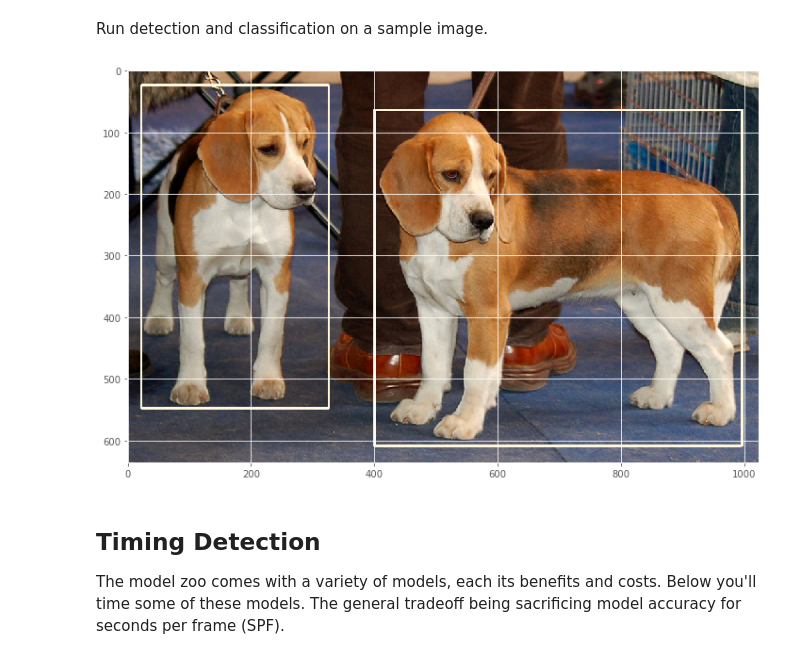
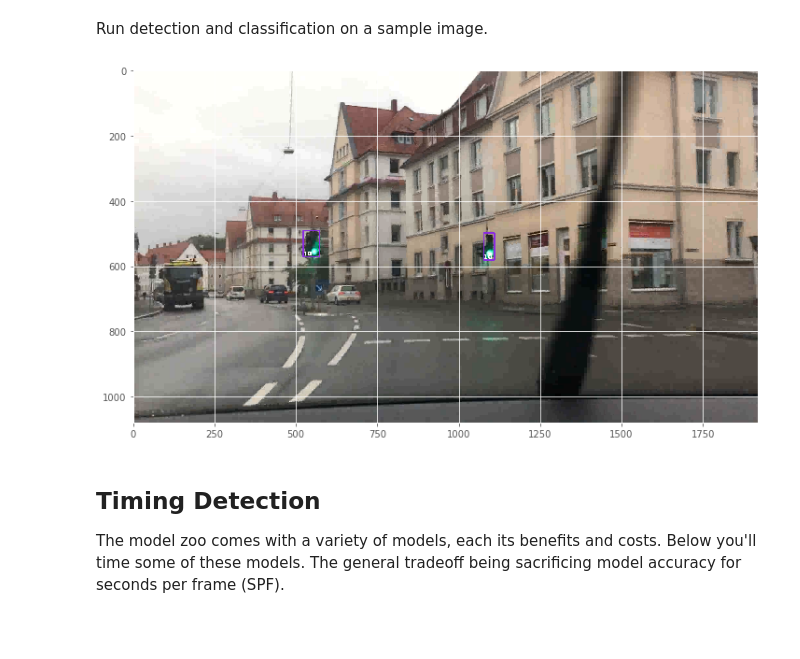
Before and after one commit to patman77/CarND-Object-Detection-Lab, a Jupyter notebook: CarND-Object-Detection-Lab.ipynb, the cells around one changed output. Cells and saved outputs as stored; diff of their text form; code cells hidden in the pictures; blank space fills up the shorter version.

Commit message:
adapted CarND-Object-Detection-Lab to traffic light detection

```diff
--- a/CarND-Object-Detection-Lab.ipynb
+++ b/CarND-Object-Detection-Lab.ipynb
@@ -353,9 +377,9 @@ Number of colors = 148
 # %% [markdown]
 Below we load the graph and extract the relevant tensors using [`get_tensor_by_name`](https://www.tensorflow.org/api_docs/python/tf/Graph#get_tensor_by_name). These tensors reflect the input and outputs of the graph, or least the ones we care about for detecting objects.
 # %%
-detection_graph = load_graph(SSD_GRAPH_FILE)
-# detection_graph = load_graph(RFCN_GRAPH_FILE)
-# detection_graph = load_graph(FASTER_RCNN_GRAPH_FILE)
+#detection_graph = load_graph(SSD_GRAPH_FILE)
+#detection_graph = load_graph(RFCN_GRAPH_FILE)
+detection_graph = load_graph(FASTER_RCNN_GRAPH_FILE)
 
 # The input placeholder for the image.
 # `get_tensor_by_name` returns the Tensor with the associated name in the Graph.
@@ -370,39 +394,56 @@ detection_scores = detection_graph.get_tensor_by_name('detection_scores:0')
 
 # The classification of the object (integer id).
 detection_classes = detection_graph.get_tensor_by_name('detection_classes:0')
+
+# The number of detections
+num_detections = detection_graph.get_tensor_by_name('num_detections:0')
 # %% [markdown]
 Run detection and classification on a sample image.
 # %%
+import numpy as np
+
 # Load a sample image.
-image = Image.open('./assets/sample1.jpg')
+#image = Image.open('./assets/sample1.jpg')
+image = Image.open('./tl.png')
 image_np = np.expand_dims(np.asarray(image, dtype=np.uint8), 0)
 
 with tf.Session(graph=detection_graph) as sess:
     # Actual detection.
-    (boxes, scores, classes) = sess.run([detection_boxes, detection_scores, detection_classes],
+    (boxes, scores, classes, num_detections) = sess.run([detection_boxes, detection_scores, detection_classes, num_detections],
                                         feed_dict={image_tensor: image_np})
 
     # Remove unnecessary dimensions
     boxes = np.squeeze(boxes)
     scores = np.squeeze(scores)
     classes = np.squeeze(classes)
+    num_detections = int(num_detections[0])
 
     confidence_cutoff = 0.8
     # Filter boxes with a confidence score less than `confidence_cutoff`
     boxes, scores, classes = filter_boxes(confidence_cutoff, boxes, scores, classes)
 
     # The current box coordinates are normalized to a range between 0 and 1.
     # This converts the coordinates actual location on the image.
     width, height = image.size
     box_coords = to_image_coords(boxes, height, width)
 
-    # Each class with be represented by a differently colored box
-    draw_boxes(image, box_coords, classes)
+    # use a truetype font
+    font_path = "./fonts/dejavu/"
+    sans18 = ImageFont.truetype (font_path+'DejaVuSans-Bold.ttf', 18)
+    for i in np.arange(0, num_detections):
+        # Draw bounding box.
+        #label = "{}:{:.2f}".format(int(classes[i]), scores[i])
+        # Draw label (class index and probability).
+        # Each class with be represented by a differently colored box
+        #draw_boxes(image, box_coords, classes, sans18, label)
+        draw_boxes(image, box_coords, classes, sans18)
+
+
 
     plt.figure(figsize=(12, 8))
     plt.imshow(image)
 # %% [output]
-[figure, old version]
+[figure, new version]
 # %% [markdown]
 ## Timing Detection
 
```
Also changed, not shown: parts of 9 cells of this notebook.
